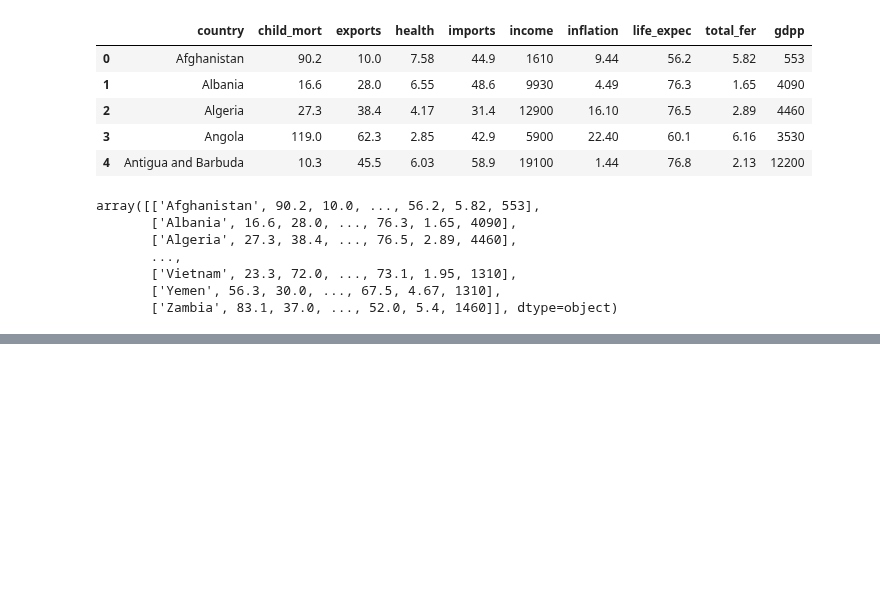
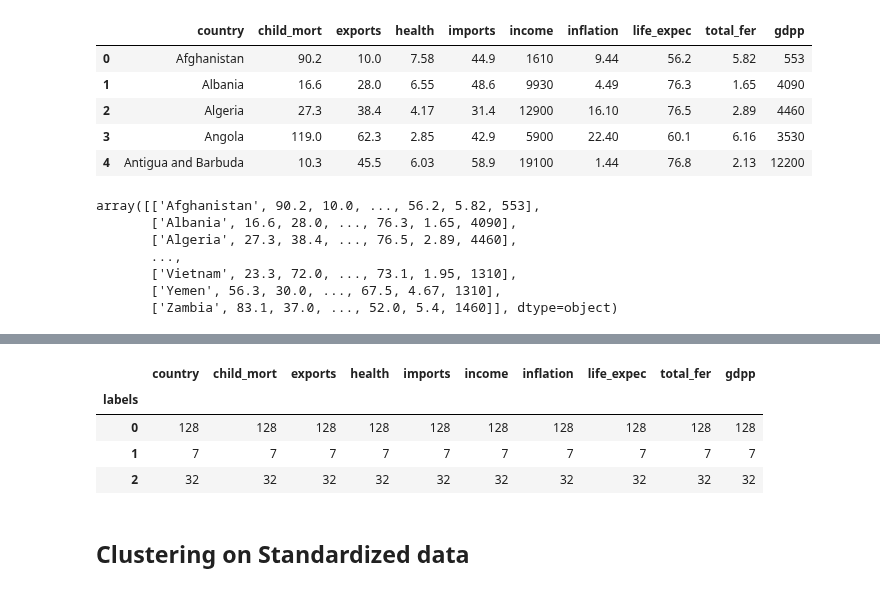
Before and after one commit to ab17254/ce888, a Jupyter notebook: Lab6/Task_7.ipynb, the cells around one changed output, grey strips where cells are left out. Cells and saved outputs as stored; diff of their text form; code cells hidden in the pictures; blank space fills up the shorter version.

```diff
--- a/Lab6/Task_7.ipynb
+++ b/Lab6/Task_7.ipynb
@@ -79,0 +61,12 @@ plt.show()
+# %%
+df['labels'] = km.labels_
+# %%
+df.groupby('labels').count()
+# %% [output]
+|  | country | child_mort | exports | health | imports | income | inflation | life_expec | total_fer | gdpp |
+| labels |  |  |  |  |  |  |  |  |  |  |
+| 0 | 128 | 128 | 128 | 128 | 128 | 128 | 128 | 128 | 128 | 128 |
+| 1 | 7 | 7 | 7 | 7 | 7 | 7 | 7 | 7 | 7 | 7 |
+| 2 | 32 | 32 | 32 | 32 | 32 | 32 | 32 | 32 | 32 | 32 |
+# %% [markdown]
+## Clustering on Standardized data
```
Also changed, not shown: parts of 8 cells of this notebook.
